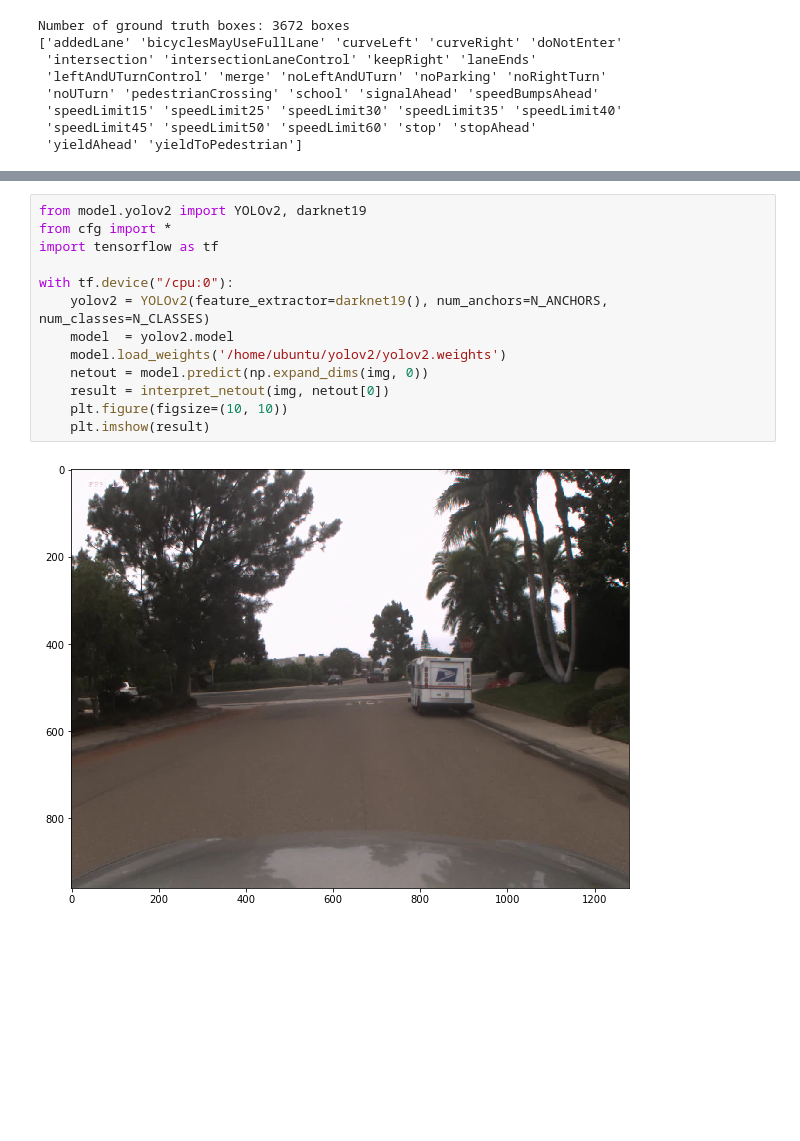
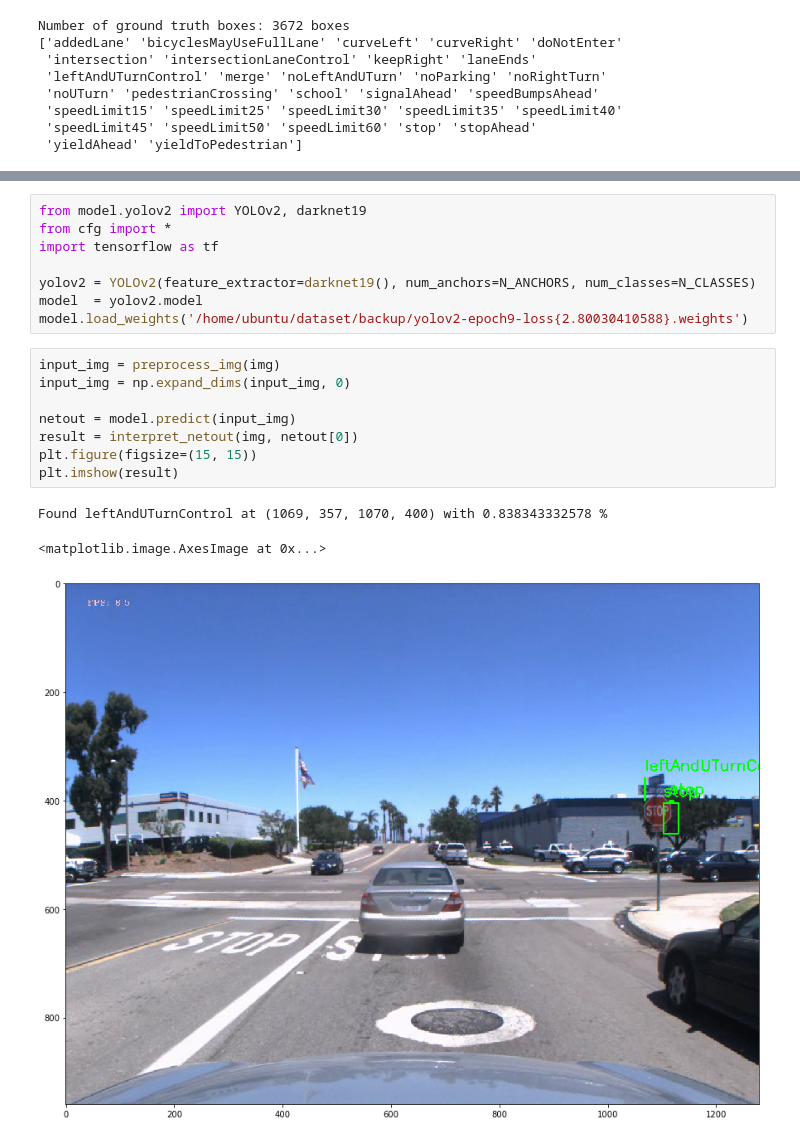
Before and after one commit to datlife/yolov2, a Jupyter notebook: Testing.ipynb, the cells around one changed output, grey strips where cells are left out. Cells and saved outputs as stored; diff of their text form; blank space fills up the shorter version.

```diff
--- a/Testing.ipynb
+++ b/Testing.ipynb
@@ -134,13 +133,18 @@ from model.yolov2 import YOLOv2, darknet19
 from cfg import *
 import tensorflow as tf
 
-with tf.device("/cpu:0"):
-    yolov2 = YOLOv2(feature_extractor=darknet19(), num_anchors=N_ANCHORS, num_classes=N_CLASSES)
-    model  = yolov2.model
-    model.load_weights('/home/ubuntu/yolov2/yolov2.weights')
-    netout = model.predict(np.expand_dims(img, 0))
-    result = interpret_netout(img, netout[0])
-    plt.figure(figsize=(10, 10))
-    plt.imshow(result)
+yolov2 = YOLOv2(feature_extractor=darknet19(), num_anchors=N_ANCHORS, num_classes=N_CLASSES)
+model  = yolov2.model
+model.load_weights('/home/ubuntu/dataset/backup/yolov2-epoch9-loss{2.80030410588}.weights')
-# %% [output]
-[figure, removed]
+# %%
+input_img = preprocess_img(img)
+input_img = np.expand_dims(input_img, 0)
+
+netout = model.predict(input_img)
+result = interpret_netout(img, netout[0])
+plt.figure(figsize=(15, 15))
+plt.imshow(result)
+# %% [output]
+Found leftAndUTurnControl at (1069, 357, 1070, 400) with 0.838343332578 %
+<matplotlib.image.AxesImage at 0x...>
+[figure, added]
```
Also changed, not shown: parts of 3 cells of this notebook, 2 other files.
